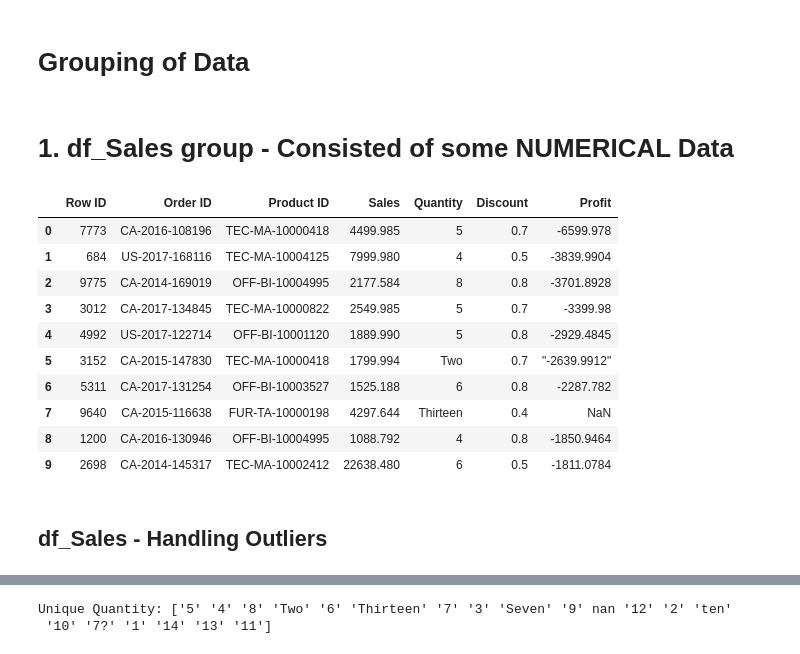
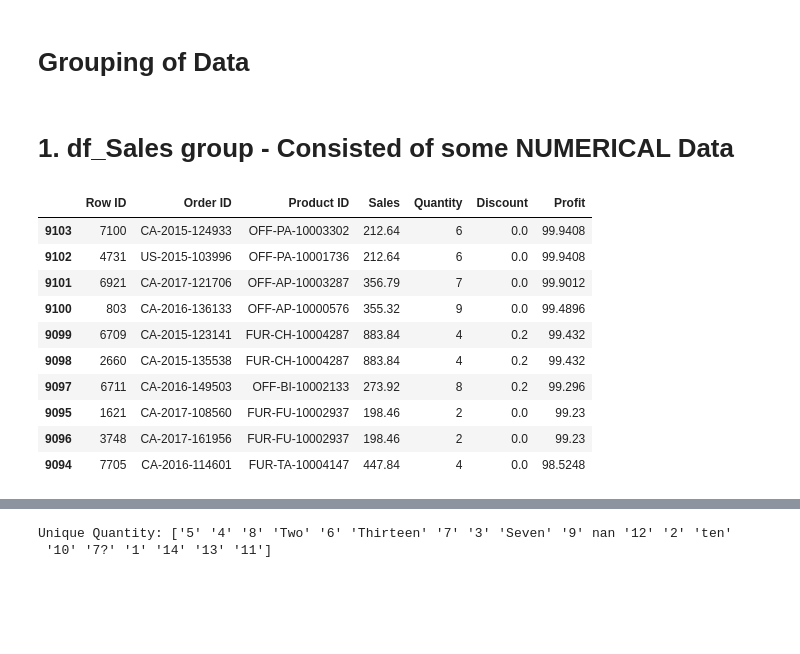
Before and after one commit to hennypurwadi/771951_Dataset_Analysis, a Jupyter notebook: 202370140_4.ipynb, the cells around one changed output, grey strips where cells are left out. Drawn from its saved outputs; the diff is of its cells as text; code cells hidden in the pictures; blank space fills up the shorter version.

```diff
--- a/202370140_4.ipynb
+++ b/202370140_4.ipynb
@@ -65,21 +65,20 @@ df_Sales = df[['Row ID', 'Order ID', 'Product ID', 'Sales', 'Quantity', 'Discoun
 df_Customer = df[['Customer ID', 'Customer Name', 'Segment','Country', 'City', 'State', 'Postal Code', 'Region']]
 df_Product = df[['Product ID', 'Category', 'Sub-Category', 'Product Name']]
 df_Order = df[['Order ID', 'Order Date', 'Ship Date', 'Ship Mode', 'Customer ID']]
-# %% [markdown]
-# 1. df_Sales group - Consisted of some NUMERICAL Data
-# %%
-df_Sales.head(10)
-# %% [output]
-|  | Row ID | Order ID | Product ID | Sales | Quantity | Discount | Profit |
-| 0 | 7773 | CA-2016-108196 | TEC-MA-10000418 | 4499.985 | 5 | 0.7 | -6599.978 |
-| 1 | 684 | US-2017-168116 | TEC-MA-10004125 | 7999.980 | 4 | 0.5 | -3839.9904 |
-| 2 | 9775 | CA-2014-169019 | OFF-BI-10004995 | 2177.584 | 8 | 0.8 | -3701.8928 |
-| 3 | 3012 | CA-2017-134845 | TEC-MA-10000822 | 2549.985 | 5 | 0.7 | -3399.98 |
-| 4 | 4992 | US-2017-122714 | OFF-BI-10001120 | 1889.990 | 5 | 0.8 | -2929.4845 |
-| 5 | 3152 | CA-2015-147830 | TEC-MA-10000418 | 1799.994 | Two | 0.7 | "-2639.9912" |
-| 6 | 5311 | CA-2017-131254 | OFF-BI-10003527 | 1525.188 | 6 | 0.8 | -2287.782 |
-| 7 | 9640 | CA-2015-116638 | FUR-TA-10000198 | 4297.644 | Thirteen | 0.4 | NaN |
-| 8 | 1200 | CA-2016-130946 | OFF-BI-10004995 | 1088.792 | 4 | 0.8 | -1850.9464 |
-| 9 | 2698 | CA-2014-145317 | TEC-MA-10002412 | 22638.480 | 6 | 0.5 | -1811.0784 |
-# %% [markdown]
-## df_Sales - Handling Outliers
+# %% [markdown]
+# 1. df_Sales group - Consisted of some NUMERICAL Data
+# %%
+df_Sales.sort_values(by=['Profit'], inplace=True, ascending=False)
+df_Sales.head(10)
+# %% [output]
+|  | Row ID | Order ID | Product ID | Sales | Quantity | Discount | Profit |
+| 9103 | 7100 | CA-2015-124933 | OFF-PA-10003302 | 212.64 | 6 | 0.0 | 99.9408 |
+| 9102 | 4731 | US-2015-103996 | OFF-PA-10001736 | 212.64 | 6 | 0.0 | 99.9408 |
+| 9101 | 6921 | CA-2017-121706 | OFF-AP-10003287 | 356.79 | 7 | 0.0 | 99.9012 |
+| 9100 | 803 | CA-2016-136133 | OFF-AP-10000576 | 355.32 | 9 | 0.0 | 99.4896 |
+| 9099 | 6709 | CA-2015-123141 | FUR-CH-10004287 | 883.84 | 4 | 0.2 | 99.432 |
+| 9098 | 2660 | CA-2015-135538 | FUR-CH-10004287 | 883.84 | 4 | 0.2 | 99.432 |
+| 9097 | 6711 | CA-2016-149503 | OFF-BI-10002133 | 273.92 | 8 | 0.2 | 99.296 |
+| 9095 | 1621 | CA-2017-108560 | FUR-FU-10002937 | 198.46 | 2 | 0.0 | 99.23 |
+| 9096 | 3748 | CA-2017-161956 | FUR-FU-10002937 | 198.46 | 2 | 0.0 | 99.23 |
+| 9094 | 7705 | CA-2016-114601 | FUR-TA-10004147 | 447.84 | 4 | 0.0 | 98.5248 |
```
Also changed, not shown: parts of 29 cells of this notebook.
